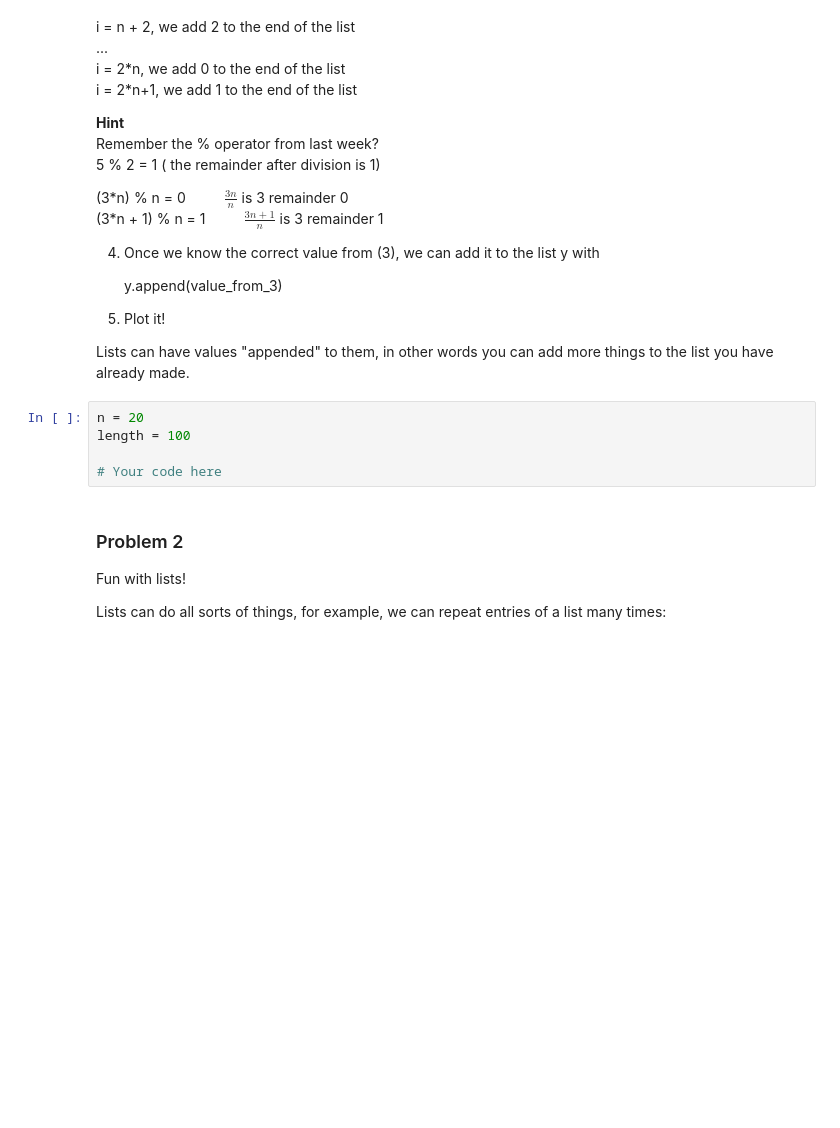
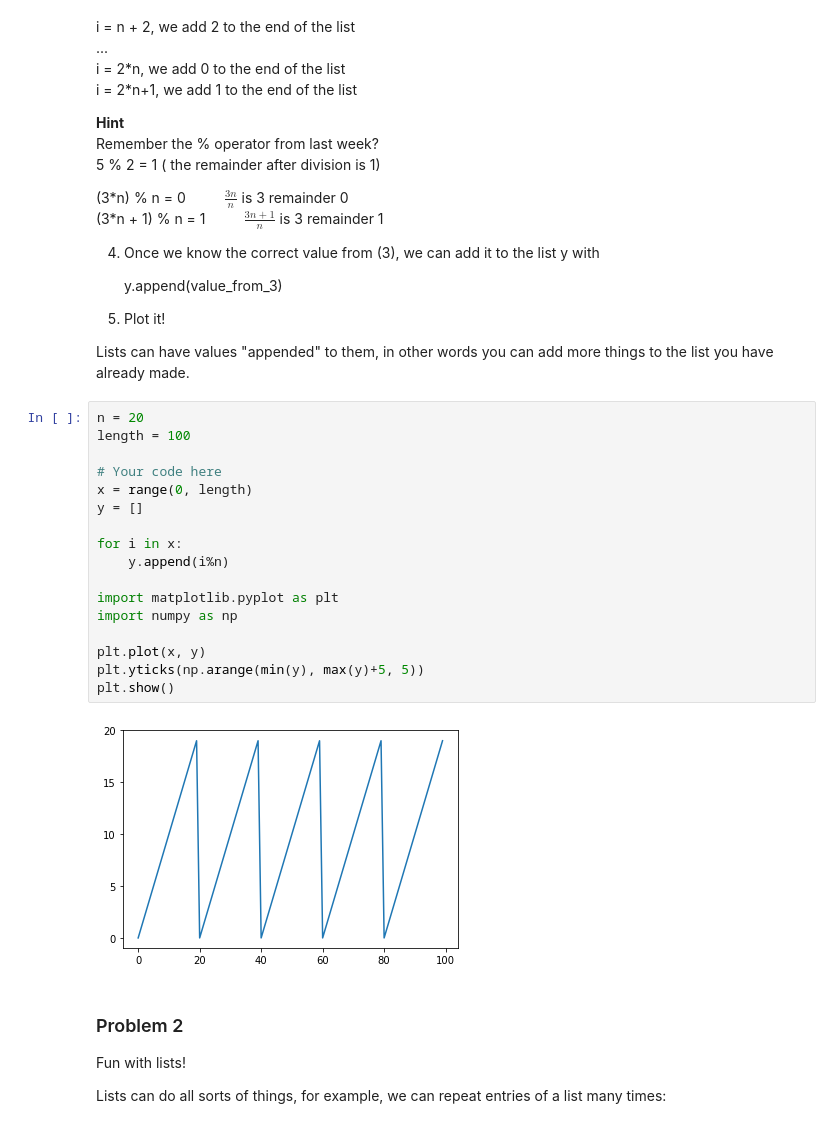
Before and after one commit to teeveeJS/Physics77Fall17, a Jupyter notebook: Workshop 3 - Practice Makes Perfect.ipynb, the cells around one changed output. Drawn from its saved outputs; the diff is of its cells as text; blank space fills up the shorter version.

```diff
--- a/Workshop 3 - Practice Makes Perfect.ipynb
+++ b/Workshop 3 - Practice Makes Perfect.ipynb
@@ -236,11 +236,25 @@ Remember the % operator from last week?
 5) Plot it!
 
 Lists can have values "appended" to them, in other words you can add more things to the list you have already made.
-# %%
-n = 20
-length = 100
-
-# Your code here
+# %%
+n = 20
+length = 100
+
+# Your code here
+x = range(0, length)
+y = []
+
+for i in x:
+    y.append(i%n)
+
+import matplotlib.pyplot as plt
+import numpy as np
+
+plt.plot(x, y)
+plt.yticks(np.arange(min(y), max(y)+5, 5))
+plt.show()
+# %% [output]
+[figure, added]
 # %% [markdown]
 ### Problem 2
 Fun with lists!
```
Also changed, not shown: parts of 5 cells of this notebook.
